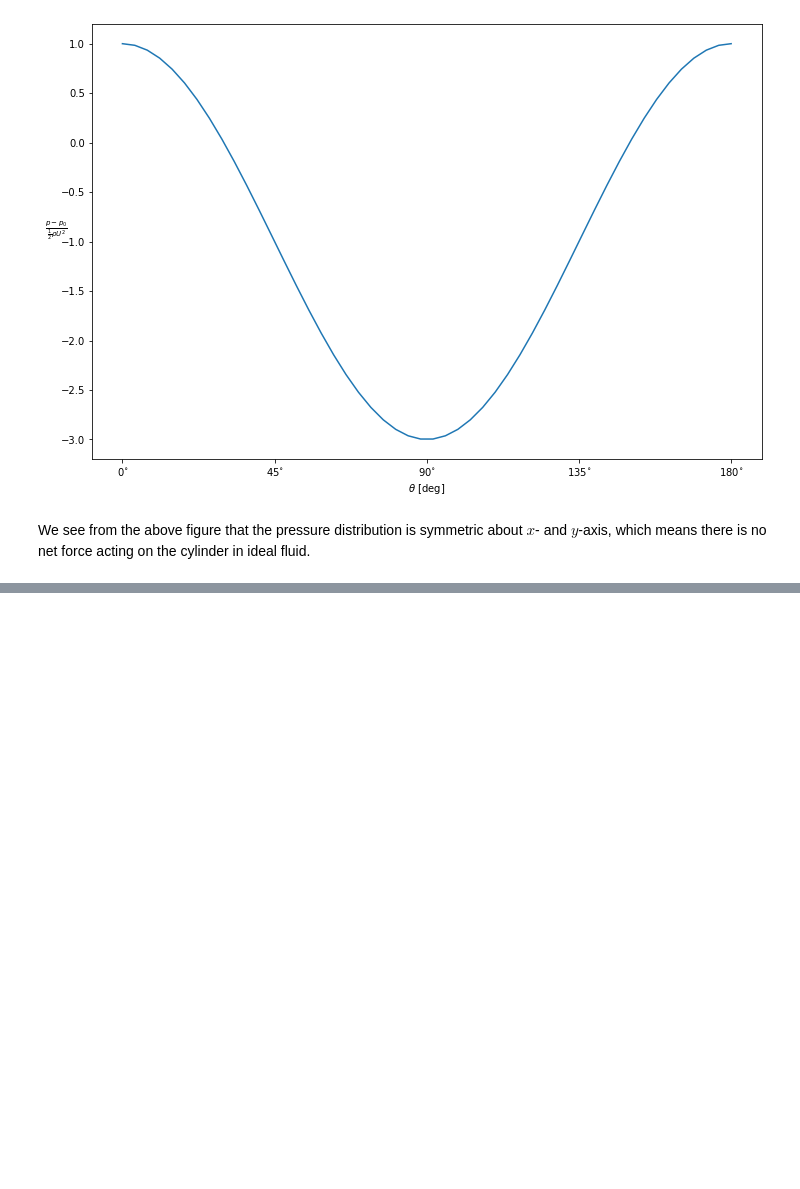
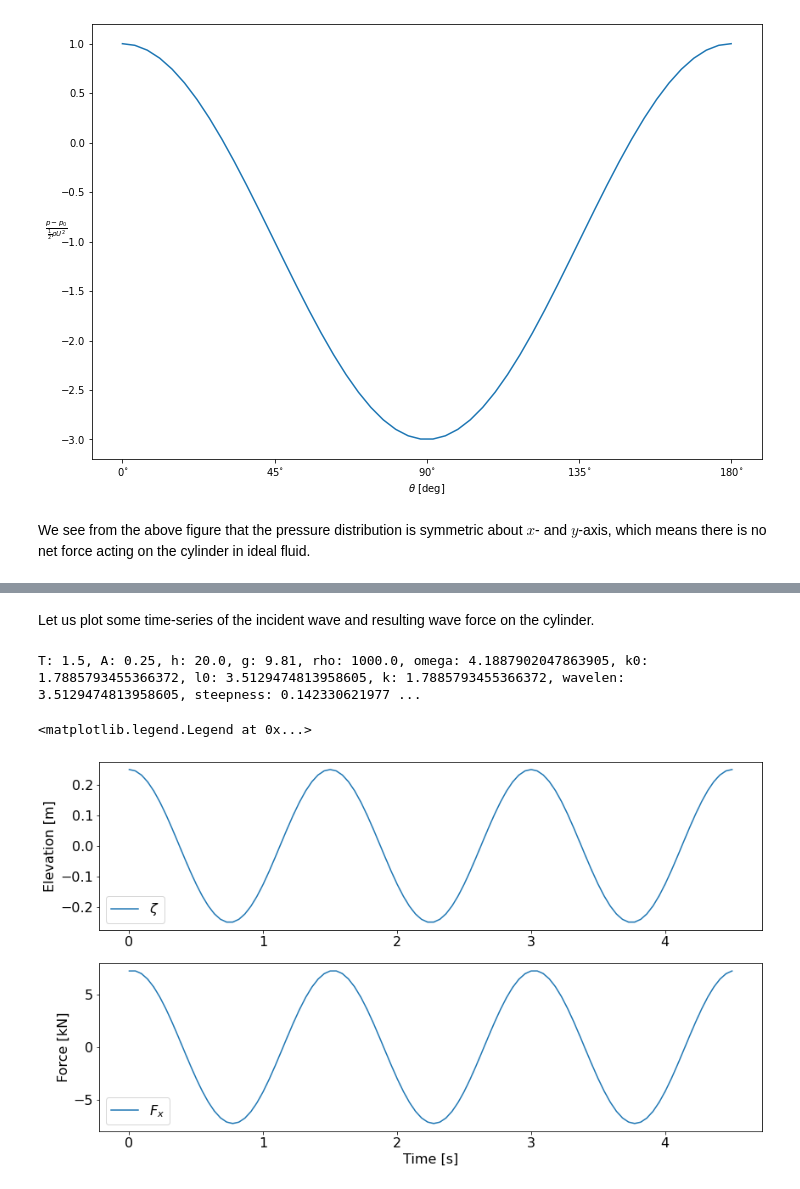
Before and after one commit to hydrodavid/tmr4247, a Jupyter notebook: Lecture_5.ipynb, the cells around one changed output, grey strips where cells are left out. Saved outputs shown, nothing was run; the diff lists cells and outputs as text; code cells hidden in the pictures; blank space fills up the shorter version.

```diff
--- a/Lecture_5.ipynb
+++ b/Lecture_5.ipynb
@@ -68,7 +97,7 @@ import airywavelib as airy  # Our own wave library
 def ampfunc(ka):
     return 1.0/np.sqrt(jvp(1, ka)**2+yvp(1, ka)**2)
 
-def waveforceamp(waveper, waveamp, diameter, depth):
+def waveforce(waveper, waveamp, diameter, depth):
 
     # Constants
     rho = 1000.    # [kg/m^3]
@@ -81,14 +110,19 @@ def waveforceamp(waveper, waveamp, diameter, depth):
 
     F = 2*rho*gravity*H/k**2*np.tanh(k*depth)*ampfunc(ka)
 
-    return F
+    alpha = np.arctan2(jvp(1, ka),yvp(1, ka))
+
+    return F, alpha
+
 
 
 D = 4. # [m]
 h = 20. # [m]
-zetaA = 1. # [m]
-T = 2.     # [s]
+zetaA = 0.25 # [m]
+T = 1.5     # [s]
+omg = 2*np.pi/T
 
-F = waveforceamp(T, zetaA, D, h)
+F, alpha = waveforce(T, zetaA, D, h)
 print("Wave force amplitude: F_A = {:.03} kN".format(F/1000.))
+print("Wave force phase angle: alpha = {:.03} deg".format(alpha*180./np.pi))
 # %% [output]
@@ -95,0 +243,40 @@ Wave force amplitude: F_A = 68.5 kN
+# %% [markdown]
+Let us plot some time-series of the incident wave and resulting wave force on the cylinder.
+# %%
+from matplotlib import gridspec
+
+tvec = np.linspace(0, 3*T, 100)
+
+incidentWave = airy.airywave(T, zetaA, waterDepth=h)
+k = incidentWave.k
+
+# Print parameters of the wave class object:
+attrs = vars(incidentWave)
+print(', '.join("%s: %s" % item for item in attrs.items()))
+
+cyl1 = largevolumecylinder(D, incidentWave)
+
+zeta = lambda t: incidentWave.getSurfaceElevation(0, t)
+Fx = lambda t: cyl1.getTotalWaveforce(t)
+
+tvec = np.linspace(0, 3.*T, 100)
+
+# Plot results
+gs = gridspec.GridSpec(nrows=2, ncols=1)
+fig3 = plt.figure(figsize=(14,8))
+
+# Plot surface elevation:
+ax1 = fig3.add_subplot(gs[0,0])
+ax1.plot(tvec, zeta(tvec), label=r'$\zeta$')
+ax1.legend()
+ax1.set_ylabel('Elevation [m]')
+
+ax2 = fig3.add_subplot(gs[1,0])
+ax2.plot(tvec, Fx(tvec)*10**(-3), label=r'$F_x$')
+ax2.set_xlabel('Time [s]')
+ax2.set_ylabel('Force [kN]')
+ax2.legend()
+# %% [output]
+T: 1.5, A: 0.25, h: 20.0, g: 9.81, rho: 1000.0, omega: 4.1887902047863905, k0: 1.7885793455366372, l0: 3.5129474813958605, k: 1.7885793455366372, wavelen: 3.5129474813958605, steepness: 0.142330621977 ...
+<matplotlib.legend.Legend at 0x...>
+[figure, added]
```
Also changed, not shown: parts of 12 cells of this notebook.
